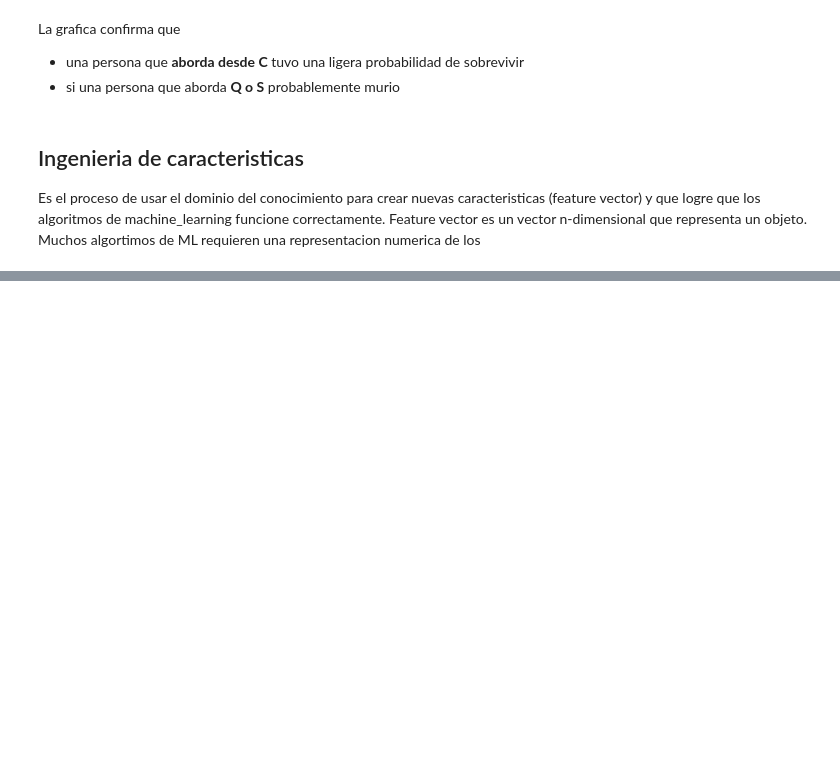
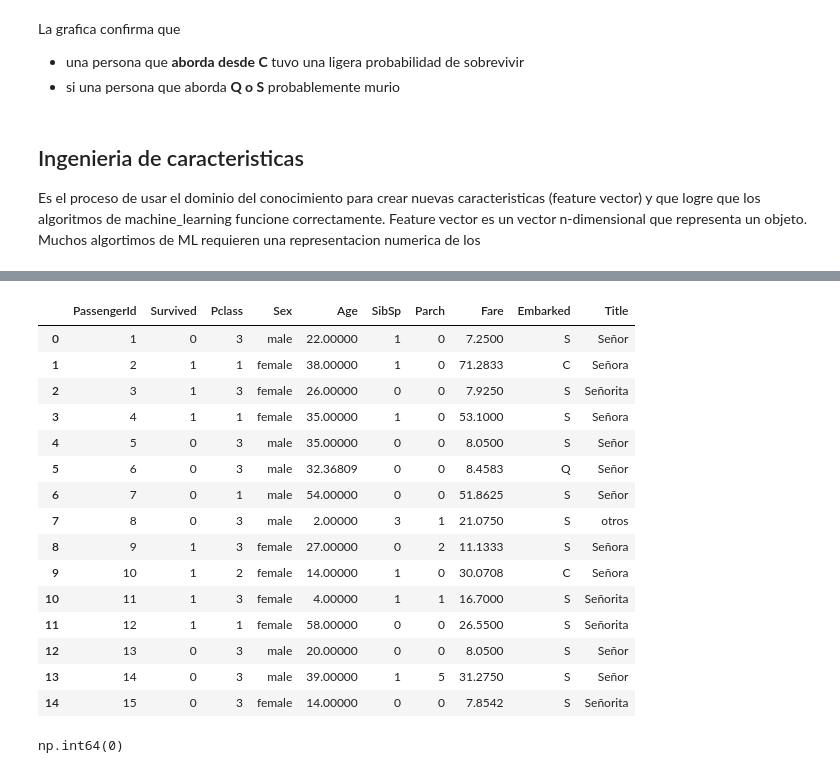
Before and after one commit to jorgeP16/IA_2025, a Jupyter notebook: EDA_TITANIC.ipynb, the cells around one changed output, grey strips where cells are left out. Cells and saved outputs as stored; diff of their text form; code cells hidden in the pictures; blank space fills up the shorter version.

```diff
--- a/EDA_TITANIC.ipynb
+++ b/EDA_TITANIC.ipynb
@@ -147,0 +198,8 @@ Feature vector es un vector n-dimensional que representa un objeto. Muchos algor
+# %%
+def replace_titles(data):
+  title_mapping={"Mr":"Señor", "Miss":"Señorita", "Mrs":"Señora"}
+  data["Title"]=data["Title"].map(title_mapping).fillna("otros")
+  return data
+# %%
+df=replace_titles(df)
+df.head(10)
@@ -147,0 +228,4 @@ Feature vector es un vector n-dimensional que representa un objeto. Muchos algor
+# %%
+#Eliminando features que no nos sirven
+df.drop(["Name", "Ticket", "Cabin"],axis=1,inplace=True)
+df.head()
@@ -147,0 +242,3 @@ Feature vector es un vector n-dimensional que representa un objeto. Muchos algor
+# %%
+title_age_means=df.groupby("Title")["Age"].mean()
+title_age_means
@@ -147,0 +253,24 @@ Feature vector es un vector n-dimensional que representa un objeto. Muchos algor
+# %%
+df["Age"]=df.apply(lambda row: title_age_means[row["Title"]] if pd.isnull(row["Age"]) else row["Age"],axis=1)
+df.head(15)
+# %% [output]
+|  | PassengerId | Survived | Pclass | Sex | Age | SibSp | Parch | Fare | Embarked | Title |
+| 0 | 1 | 0 | 3 | male | 22.00000 | 1 | 0 | 7.2500 | S | Señor |
+| 1 | 2 | 1 | 1 | female | 38.00000 | 1 | 0 | 71.2833 | C | Señora |
+| 2 | 3 | 1 | 3 | female | 26.00000 | 0 | 0 | 7.9250 | S | Señorita |
+| 3 | 4 | 1 | 1 | female | 35.00000 | 1 | 0 | 53.1000 | S | Señora |
+| 4 | 5 | 0 | 3 | male | 35.00000 | 0 | 0 | 8.0500 | S | Señor |
+| 5 | 6 | 0 | 3 | male | 32.36809 | 0 | 0 | 8.4583 | Q | Señor |
+| 6 | 7 | 0 | 1 | male | 54.00000 | 0 | 0 | 51.8625 | S | Señor |
+| 7 | 8 | 0 | 3 | male | 2.00000 | 3 | 1 | 21.0750 | S | otros |
+| 8 | 9 | 1 | 3 | female | 27.00000 | 0 | 2 | 11.1333 | S | Señora |
+| 9 | 10 | 1 | 2 | female | 14.00000 | 1 | 0 | 30.0708 | C | Señora |
+| 10 | 11 | 1 | 3 | female | 4.00000 | 1 | 1 | 16.7000 | S | Señorita |
+| 11 | 12 | 1 | 1 | female | 58.00000 | 0 | 0 | 26.5500 | S | Señorita |
+| 12 | 13 | 0 | 3 | male | 20.00000 | 0 | 0 | 8.0500 | S | Señor |
+| 13 | 14 | 0 | 3 | male | 39.00000 | 1 | 5 | 31.2750 | S | Señor |
+| 14 | 15 | 0 | 3 | female | 14.00000 | 0 | 0 | 7.8542 | S | Señorita |
+# %%
+df.Age.isnull().sum()
+# %% [output]
+np.int64(0)
```
Also changed, not shown: parts of 12 cells of this notebook.
